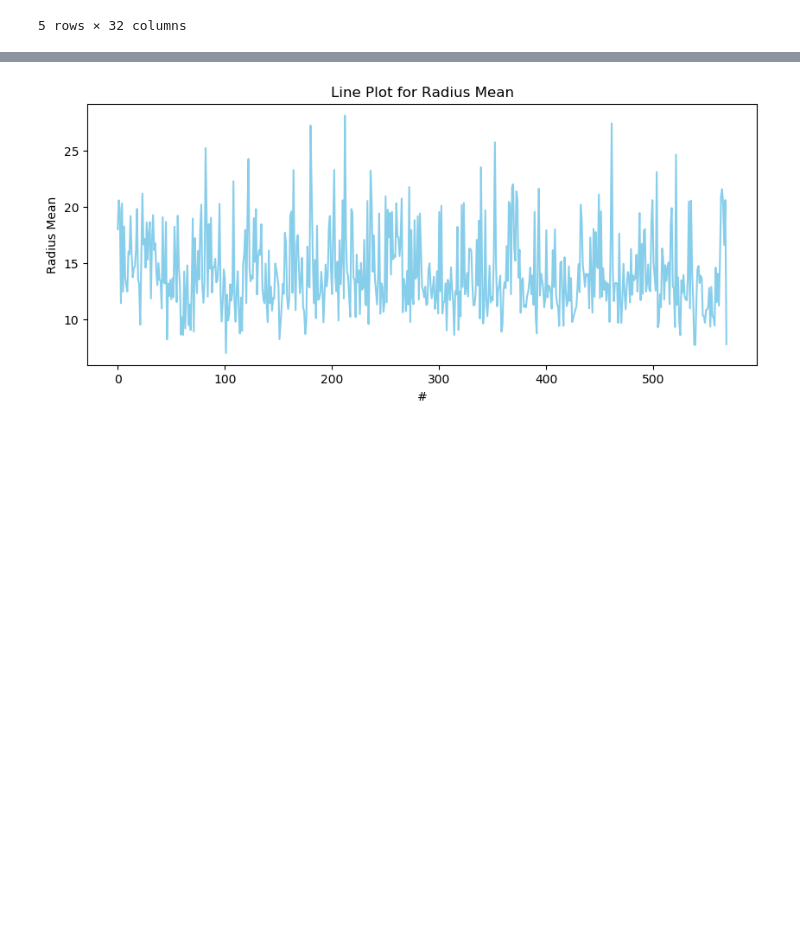
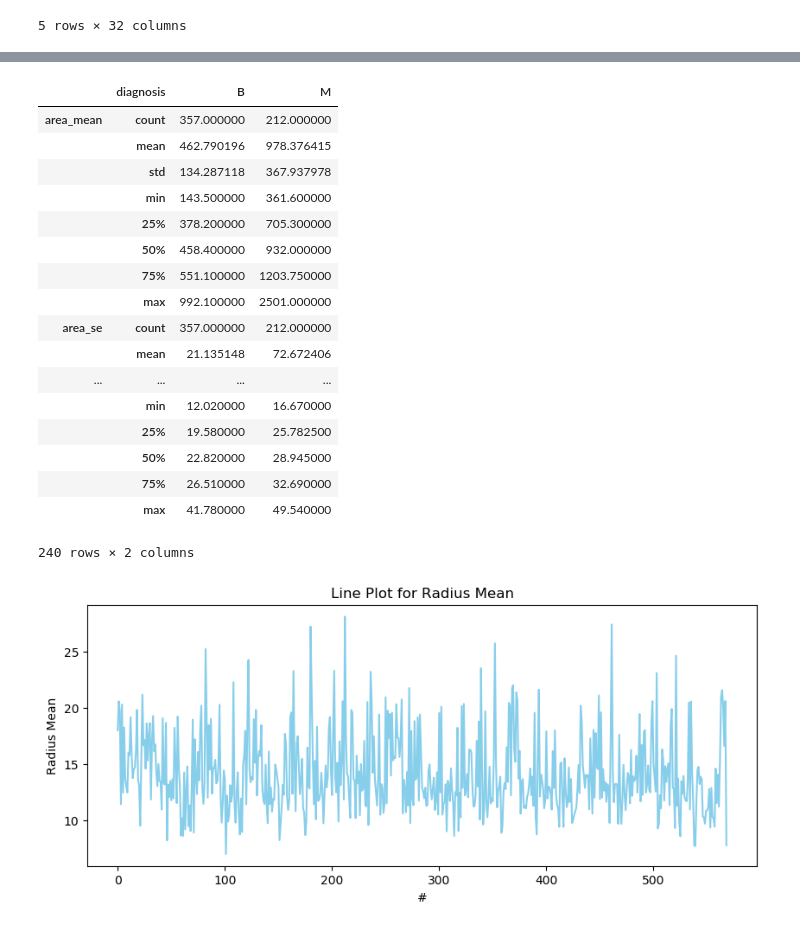
Before and after one commit to tamhuynh92/Machine-Learning-Project, a Jupyter notebook: Breast Cancer Data Visualization with Matplotlib & Pandas.ipynb, the cells around one changed output, grey strips where cells are left out. Cells and saved outputs as stored; diff of their text form; code cells hidden in the pictures; blank space fills up the shorter version.

```diff
--- a/Breast Cancer Data Visualization with Matplotlib & Pandas.ipynb
+++ b/Breast Cancer Data Visualization with Matplotlib & Pandas.ipynb
@@ -27,3 +47,26 @@ cancer_data.head()
+# %%
+short_data = cancer_data[:, ]
+grouped_data = cancer_data.groupby(['diagnosis'])
+grouped_data.describe().transpose()
+# %% [output]
+|  | diagnosis | B | M |
+| area_mean | count | 357.000000 | 212.000000 |
+|  | mean | 462.790196 | 978.376415 |
+|  | std | 134.287118 | 367.937978 |
+|  | min | 143.500000 | 361.600000 |
+|  | 25% | 378.200000 | 705.300000 |
+|  | 50% | 458.400000 | 932.000000 |
+|  | 75% | 551.100000 | 1203.750000 |
+|  | max | 992.100000 | 2501.000000 |
+| area_se | count | 357.000000 | 212.000000 |
+|  | mean | 21.135148 | 72.672406 |
+| ... | ... | ... | ... |
+|  | min | 12.020000 | 16.670000 |
+|  | 25% | 19.580000 | 25.782500 |
+|  | 50% | 22.820000 | 28.945000 |
+|  | 75% | 26.510000 | 32.690000 |
+|  | max | 41.780000 | 49.540000 |
+240 rows × 2 columns
 # %%
 
 x = np.arange(len(cancer_data))
```
Also changed, not shown: parts of 1 cell of this notebook, 4 other files.
